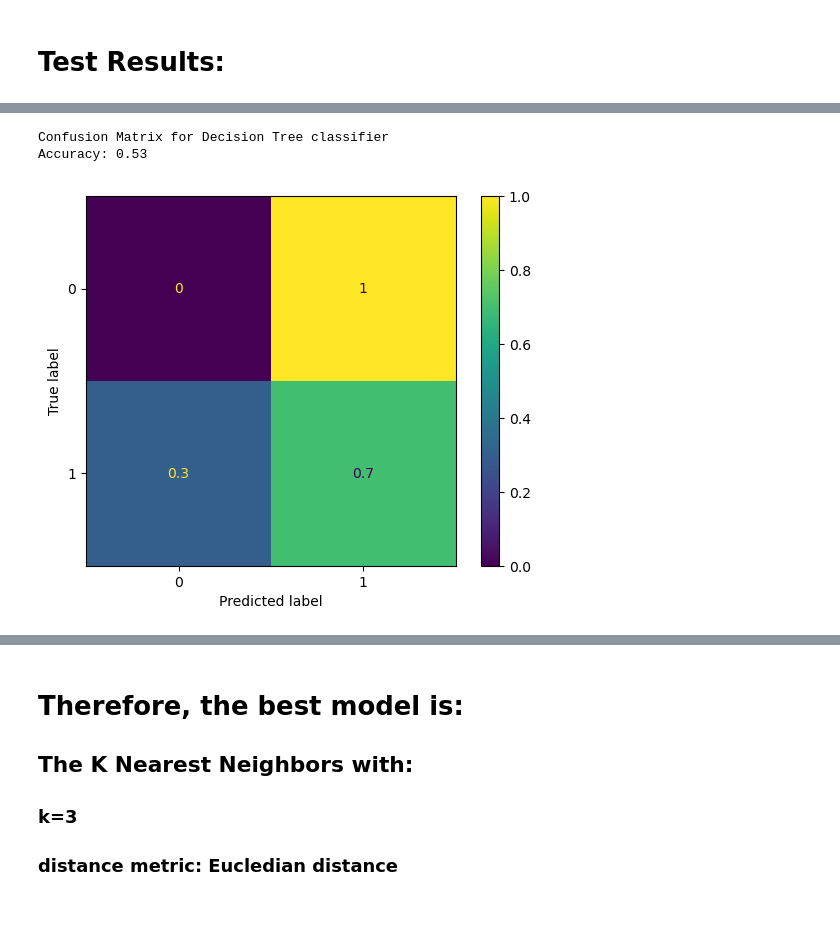
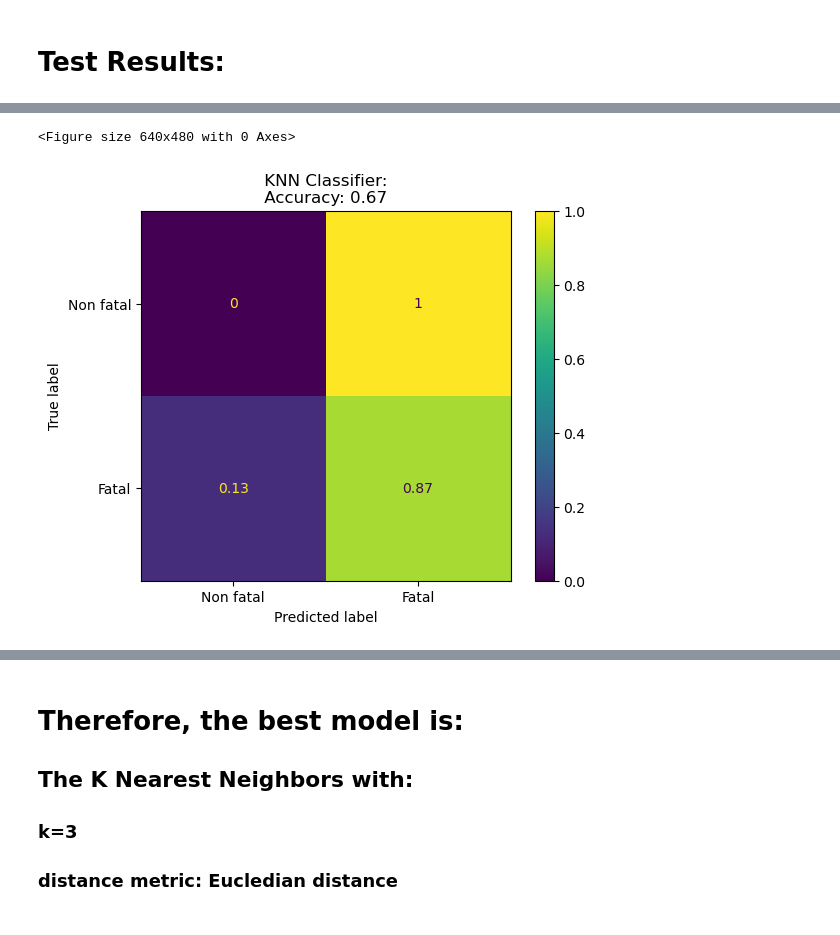
Before and after one commit to ljime080/CAP4612_Final_Project, a Jupyter notebook: final_project.ipynb, the cells around one changed output, grey strips where cells are left out. Drawn from its saved outputs; the diff is of its cells as text; code cells hidden in the pictures.

```diff
--- a/final_project.ipynb
+++ b/final_project.ipynb
@@ -325,11 +337,12 @@ Accuracy: 0.67
-# %%
-dt_pred = dt_best_model.predict(X_test)
-acc = accuracy_score(y_test, dt_pred )
-print("Confusion Matrix for Decision Tree classifier")
-print(f"Accuracy: {acc:.2f}")
-ConfusionMatrixDisplay.from_predictions(y_test, dt_pred , normalize='true' )
-plt.show()
-# %% [output]
-Confusion Matrix for Decision Tree classifier
-Accuracy: 0.53
-[figure, removed]
+# %%
+plt.clf()
+knn_pred = knn_best_model.predict(X_test)
+acc = accuracy_score(y_test, knn_pred )
+disp = ConfusionMatrixDisplay.from_predictions(y_test, knn_pred , normalize='true' )
+disp.ax_.set_xticklabels(['Non fatal', 'Fatal'])
+disp.ax_.set_yticklabels(['Non fatal', 'Fatal'])
+disp.ax_.set_title(f" KNN Classifier: \n Accuracy: {acc:.2f} ")
+plt.show()
+# %% [output]
+<Figure size 640x480 with 0 Axes>
+[figure, added]
```
Also changed, not shown: parts of 15 cells of this notebook.
